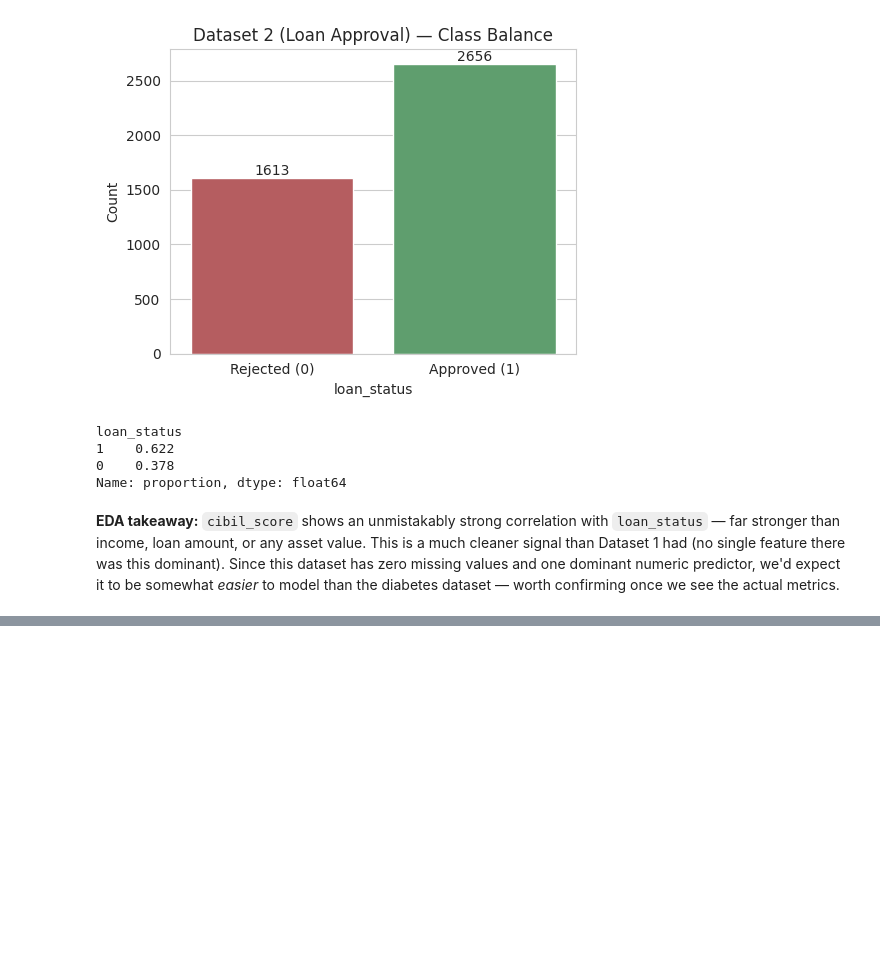
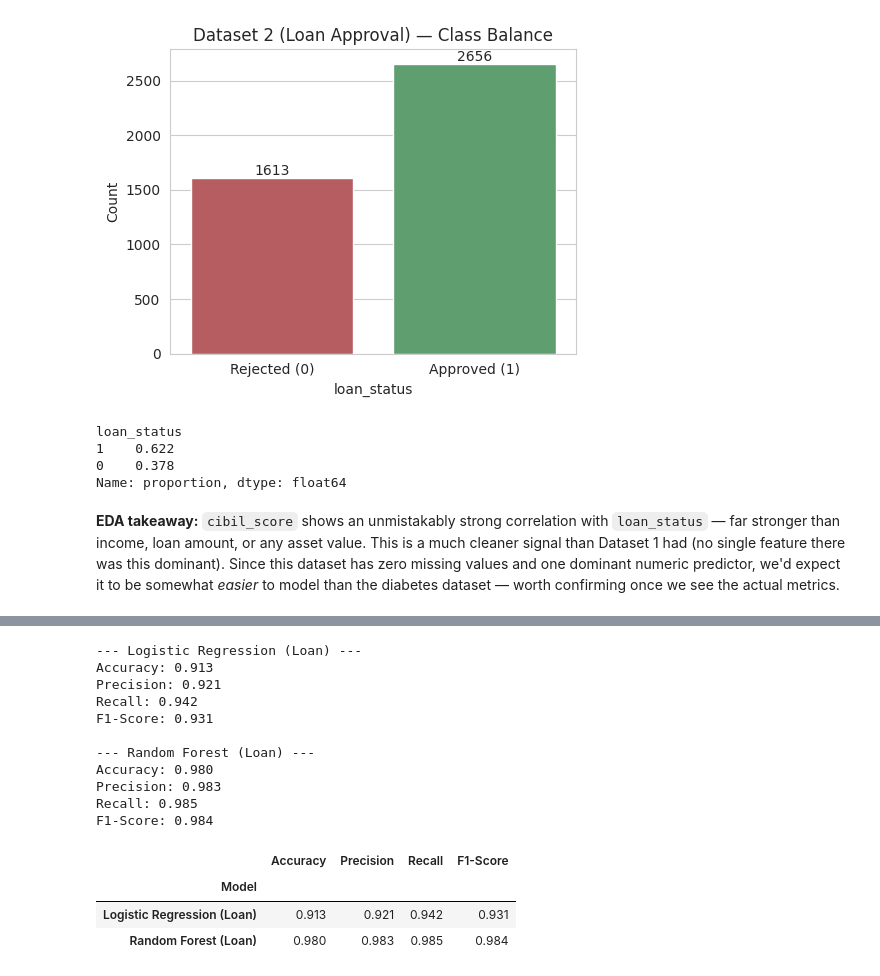
Before and after one commit to ummehabiba-m/betabytez-aiml-task2-ummeHabiba, a Jupyter notebook: notebook.ipynb, the cells around one changed output, grey strips where cells are left out. Drawn from its saved outputs; the diff is of its cells as text; code cells hidden in the pictures; blank space fills up the shorter version.

```diff
--- a/notebook.ipynb
+++ b/notebook.ipynb
@@ -510,0 +546,22 @@ diabetes dataset — worth confirming once we see the actual metrics.
+# %%
+results_ds2 = []
+results_ds2.append(evaluate_model(y2_test, y2_pred_lr, "Logistic Regression (Loan)"))
+results_ds2.append(evaluate_model(y2_test, y2_pred_rf, "Random Forest (Loan)"))
+
+pd.DataFrame(results_ds2).set_index("Model").round(3)
+# %% [output]
+--- Logistic Regression (Loan) ---
+Accuracy: 0.913
+Precision: 0.921
+Recall: 0.942
+F1-Score: 0.931
+
+--- Random Forest (Loan) ---
+Accuracy: 0.980
+Precision: 0.983
+Recall: 0.985
+F1-Score: 0.984
+|  | Accuracy | Precision | Recall | F1-Score |
+| Model |  |  |  |  |
+| Logistic Regression (Loan) | 0.913 | 0.921 | 0.942 | 0.931 |
+| Random Forest (Loan) | 0.980 | 0.983 | 0.985 | 0.984 |
```
Also changed, not shown: parts of 11 cells of this notebook.
